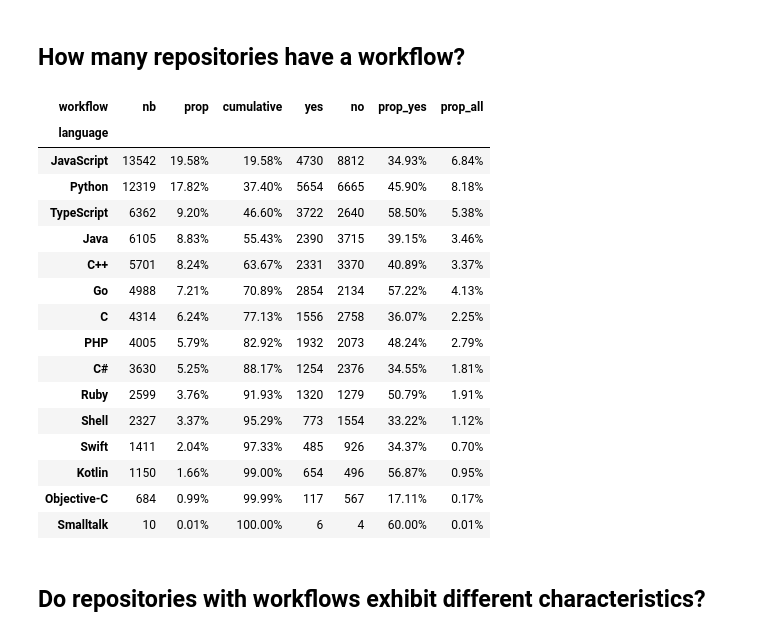
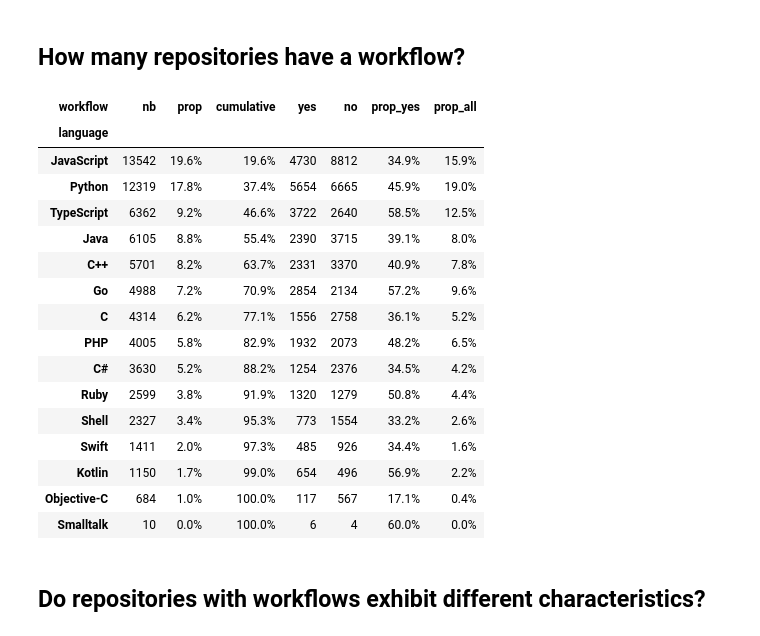
Before and after one commit to AlexandreDecan/secos-gha, a Jupyter notebook: notebooks/Data exploration.ipynb, the cells around one changed output. Saved outputs shown, nothing was run; the diff lists cells and outputs as text; code cells hidden in the pictures.

```diff
--- a/notebooks/Data exploration.ipynb
+++ b/notebooks/Data exploration.ipynb
@@ -142,48 +150,48 @@ data[fields].describe()
 # %%
 (
     df_all_repo
     [['repository', 'language']]
     .merge(
         df_repo[['repository']].assign(workflow='yes'),
         how='left',
     )
     .fillna({'workflow': 'no'})
     .groupby(['language', 'workflow'])
     .agg({'repository': 'count'})
     .unstack()
     ['repository']
     .assign(
         nb=lambda d: d['yes'] + d['no'],
         prop=lambda d: d['nb'] / d['nb'].sum(),
         prop_yes=lambda d: d['yes'] / d['nb'],
-        prop_all=lambda d: d['yes'] / d['nb'].sum(),
+        prop_all=lambda d: d['yes'] / d['yes'].sum(),
     )
     .sort_values('nb', ascending=False)
     .assign(cumulative=lambda d: d['prop'].cumsum())
     [['nb', 'prop', 'cumulative', 'yes', 'no', 'prop_yes', 'prop_all']]
 
     .style
     .background_gradient(vmin=0, vmax=1, subset=['prop_yes'])
-    .format('{:.2%}', subset=['prop', 'cumulative', 'prop_yes', 'prop_all'])
+    .format('{:.1%}', subset=['prop', 'cumulative', 'prop_yes', 'prop_all'])
 )
 # %% [output]
 | workflow | nb | prop | cumulative | yes | no | prop_yes | prop_all |
 | language |  |  |  |  |  |  |  |
-| JavaScript | 13542 | 19.58% | 19.58% | 4730 | 8812 | 34.93% | 6.84% |
-| Python | 12319 | 17.82% | 37.40% | 5654 | 6665 | 45.90% | 8.18% |
-| TypeScript | 6362 | 9.20% | 46.60% | 3722 | 2640 | 58.50% | 5.38% |
-| Java | 6105 | 8.83% | 55.43% | 2390 | 3715 | 39.15% | 3.46% |
-| C++ | 5701 | 8.24% | 63.67% | 2331 | 3370 | 40.89% | 3.37% |
-| Go | 4988 | 7.21% | 70.89% | 2854 | 2134 | 57.22% | 4.13% |
-| C | 4314 | 6.24% | 77.13% | 1556 | 2758 | 36.07% | 2.25% |
-| PHP | 4005 | 5.79% | 82.92% | 1932 | 2073 | 48.24% | 2.79% |
-| C# | 3630 | 5.25% | 88.17% | 1254 | 2376 | 34.55% | 1.81% |
-| Ruby | 2599 | 3.76% | 91.93% | 1320 | 1279 | 50.79% | 1.91% |
-| Shell | 2327 | 3.37% | 95.29% | 773 | 1554 | 33.22% | 1.12% |
-| Swift | 1411 | 2.04% | 97.33% | 485 | 926 | 34.37% | 0.70% |
-| Kotlin | 1150 | 1.66% | 99.00% | 654 | 496 | 56.87% | 0.95% |
-| Objective-C | 684 | 0.99% | 99.99% | 117 | 567 | 17.11% | 0.17% |
-| Smalltalk | 10 | 0.01% | 100.00% | 6 | 4 | 60.00% | 0.01% |
+| JavaScript | 13542 | 19.6% | 19.6% | 4730 | 8812 | 34.9% | 15.9% |
+| Python | 12319 | 17.8% | 37.4% | 5654 | 6665 | 45.9% | 19.0% |
+| TypeScript | 6362 | 9.2% | 46.6% | 3722 | 2640 | 58.5% | 12.5% |
+| Java | 6105 | 8.8% | 55.4% | 2390 | 3715 | 39.1% | 8.0% |
+| C++ | 5701 | 8.2% | 63.7% | 2331 | 3370 | 40.9% | 7.8% |
+| Go | 4988 | 7.2% | 70.9% | 2854 | 2134 | 57.2% | 9.6% |
+| C | 4314 | 6.2% | 77.1% | 1556 | 2758 | 36.1% | 5.2% |
+| PHP | 4005 | 5.8% | 82.9% | 1932 | 2073 | 48.2% | 6.5% |
+| C# | 3630 | 5.2% | 88.2% | 1254 | 2376 | 34.5% | 4.2% |
+| Ruby | 2599 | 3.8% | 91.9% | 1320 | 1279 | 50.8% | 4.4% |
+| Shell | 2327 | 3.4% | 95.3% | 773 | 1554 | 33.2% | 2.6% |
+| Swift | 1411 | 2.0% | 97.3% | 485 | 926 | 34.4% | 1.6% |
+| Kotlin | 1150 | 1.7% | 99.0% | 654 | 496 | 56.9% | 2.2% |
+| Objective-C | 684 | 1.0% | 100.0% | 117 | 567 | 17.1% | 0.4% |
+| Smalltalk | 10 | 0.0% | 100.0% | 6 | 4 | 60.0% | 0.0% |
 # %% [markdown]
 ## Do repositories with workflows exhibit different characteristics?
 # %%
```
Also changed, not shown: parts of 24 cells of this notebook, 2 other files.
